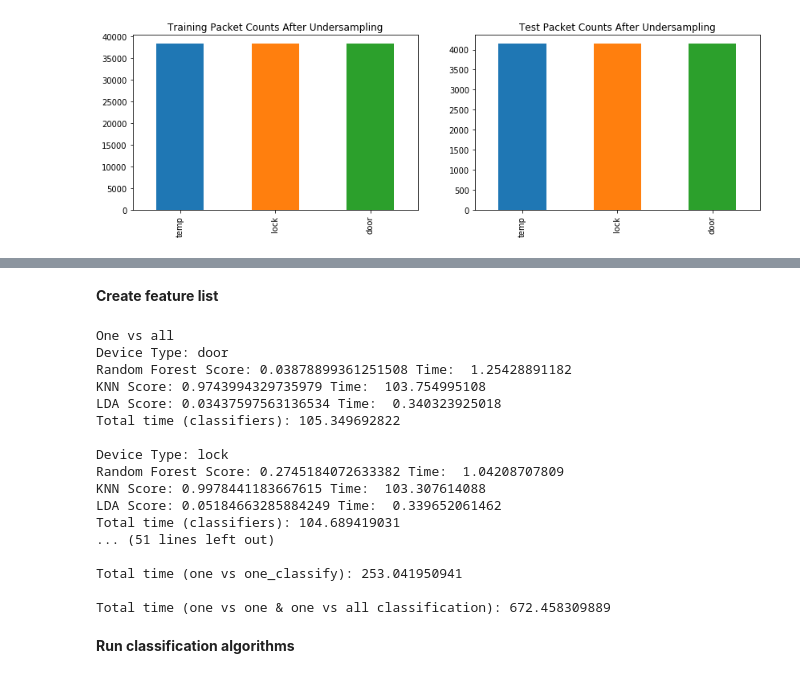
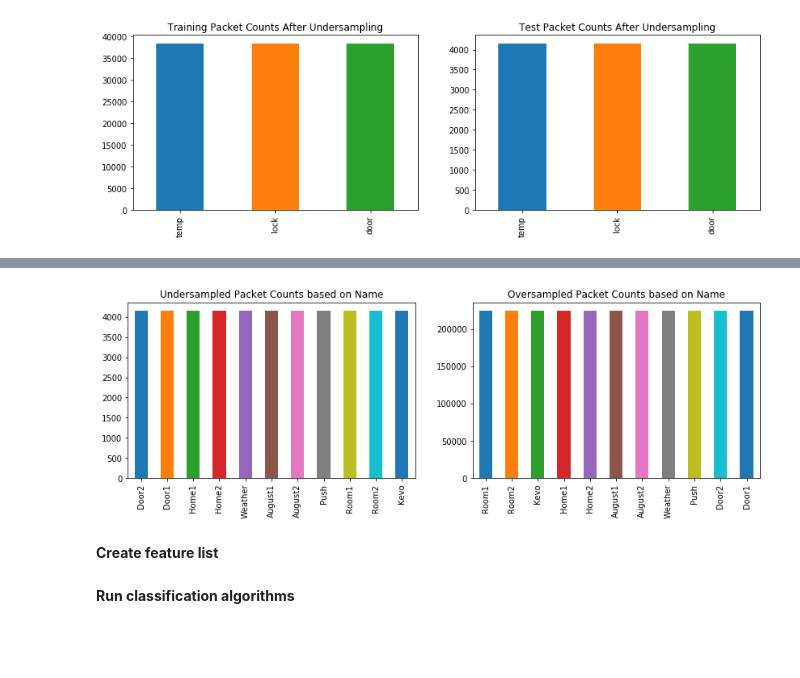
Before and after one commit to 7high/thesis, a Jupyter notebook: ble_data_processing.ipynb, the cells around one changed output, grey strips where cells are left out. Drawn from its saved outputs; the diff is of its cells as text; code cells hidden in the pictures; blank space fills up the shorter version.

Commit message:
Tested ble under and over sampling

```diff
--- a/ble_data_processing.ipynb
+++ b/ble_data_processing.ipynb
@@ -185,34 +119,28 @@ df_test_oversampled["DeviceType"].value_counts().plot(kind='bar', title="Test Pa
+# %%
+category = "Name"
+df_name_undersample = b.resample(df, kind="under", category=category)
+df_name_oversample = b.resample(df, kind="over", category=category)
+
+plt.subplots(1, 2, figsize=(14,4))
+plt.subplot(1, 2, 1)
+df_name_undersample["Name"].value_counts().plot(kind='bar', title="Undersampled Packet Counts based on Name");
+plt.subplot(1, 2, 2)
+df_name_oversample["Name"].value_counts().plot(kind='bar', title="Oversampled Packet Counts based on Name");
+# %% [output]
+[figure, added]
 # %% [markdown]
 **Create feature list**
 # %%
-# # Run One vs All  and One vs One classification strategies
-# features_list = [
-# #     'AccessAddr', 'AdvertAddr', 'ScanAddr',
-#     'BLE_LL_Length', 'TxAddr', 'CompanyID',
-# #     'RFChannel',
-#     'PacketLength', 'Time', 'Assoc_Packets',
-#     'ADV_DIRECT_IND', 'ADV_IND', 'ADV_NONCONN_IND',
-#     'ADV_SCAN_IND', 'CONNECT_REQ', 'SCAN_REQ', 'SCAN_RSP']
+# Run One vs All  and One vs One classification strategies
+features_list = [
+#     'AccessAddr', 'AdvertAddr', 'ScanAddr',
+    'BLE_LL_Length', 'TxAddr', 'CompanyID',
+#     'RFChannel',
+    'PacketLength', 'Time', 'Assoc_Packets',
+    'ADV_DIRECT_IND', 'ADV_IND', 'ADV_NONCONN_IND',
+    'ADV_SCAN_IND', 'CONNECT_REQ', 'SCAN_REQ', 'SCAN_RSP']
 
-# y_list = ["door", "lock", "plug", "temp"]
+y_list = ["door", "lock", "temp"]
-# %% [output]
-One vs all
-Device Type: door
-Random Forest Score: 0.03878899361251508 Time:  1.25428891182
-KNN Score: 0.9743994329735979 Time:  103.754995108
-LDA Score: 0.03437597563136534 Time:  0.340323925018
-Total time (classifiers): 105.349692822
-
-Device Type: lock
-Random Forest Score: 0.2745184072633382 Time:  1.04208707809
-KNN Score: 0.9978441183667615 Time:  103.307614088
-LDA Score: 0.05184663285884249 Time:  0.339652061462
-Total time (classifiers): 104.689419031
-... (51 lines left out)
-
-Total time (one vs one_classify): 253.041950941
-
-Total time (one vs one & one vs all classification): 672.458309889
 # %% [markdown]
 **Run classification algorithms**
 # %%
```
Also changed, not shown: parts of 10 cells of this notebook, 1 other file.
